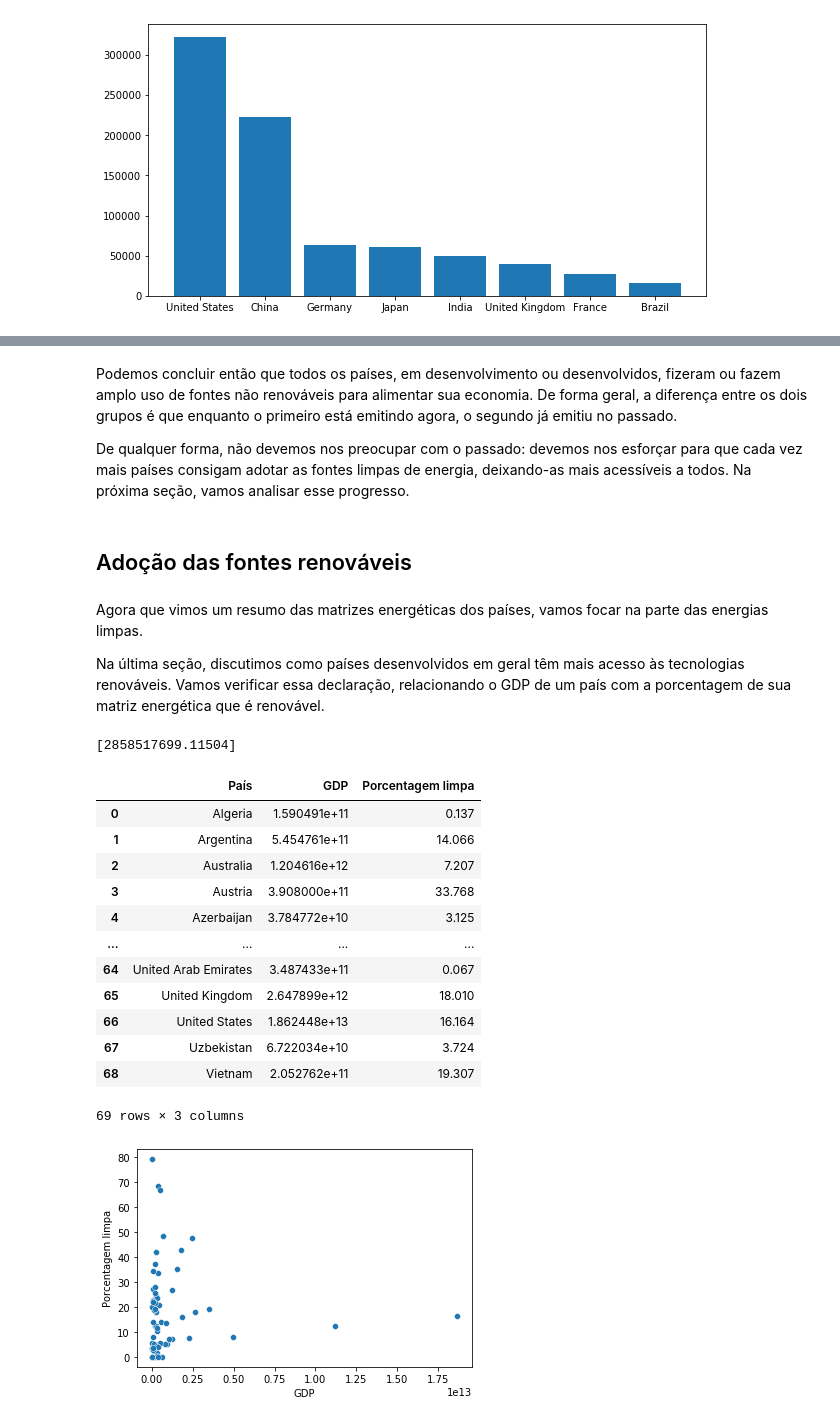
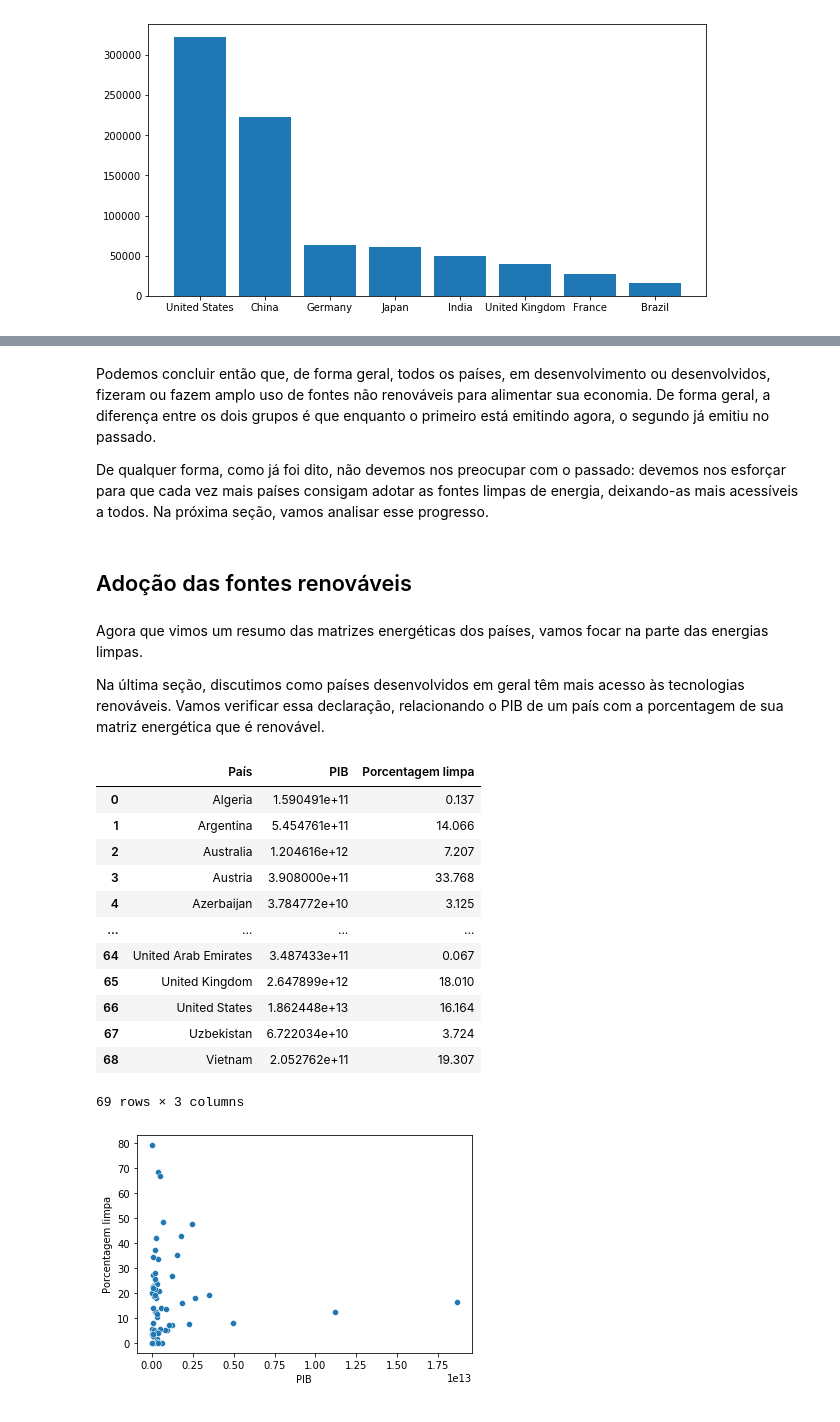
Before and after one commit to leoDomingos/Introducao-ao-aquecimento-global, a Jupyter notebook: main.ipynb, the cells around one changed output, grey strips where cells are left out. Saved outputs shown, nothing was run; the diff lists cells and outputs as text; code cells hidden in the pictures.

```diff
--- a/main.ipynb
+++ b/main.ipynb
@@ -305,7 +354,7 @@ for pais in potencias:
     renew_energy[pais] = []
 
 
-for index,row in data.iterrows():
+for index,row in world_energy_data.iterrows():
     if row.country in potencias:
         if row.year in range(ano_inicial, ano_final):
             if type(row.low_carbon_consumption == int) or type(row.low_carbon_consumption == float):
@@ -339,7 +386,7 @@ for pais in potencias:
 
 ano_inicial = 1980
 ano_final = 2020
-for index,row in data.iterrows():
+for index,row in world_energy_data.iterrows():
     if row.country in potencias:
         if row.year in range(ano_inicial, ano_final):
             if type(row.fossil_energy_per_capita == int) or type(row.fossil_energy_per_capita == float):
@@ -353,7 +400,7 @@ renew_energy_per_capita = {}
 for pais in potencias:
     renew_energy_per_capita[pais] = []
 
-for index,row in data.iterrows():
+for index,row in world_energy_data.iterrows():
     if row.country in potencias:
         if row.year in range(ano_inicial, ano_final):
             if type(row.renewables_elec_per_capita == int) or type(row.renewables_elec_per_capita == float):
@@ -403,7 +448,7 @@ for pais in potencias:
 
 ano_inicial = 1980
 ano_final = 2020
-for index,row in data.iterrows():
+for index,row in world_energy_data.iterrows():
     if row.country in potencias:
         if row.year in range(ano_inicial, ano_final):
             if type(row.fossil_share_energy == int) or type(row.fossil_share_energy == float):
@@ -417,7 +462,7 @@ renew_energy_percent = {}
 for pais in potencias:
     renew_energy_percent[pais] = []
 
-for index,row in data.iterrows():
+for index,row in world_energy_data.iterrows():
     if row.country in potencias:
         if row.year in range(ano_inicial, ano_final):
             if type(row.low_carbon_share_energy == int) or type(row.low_carbon_share_energy == float):
@@ -544,13 +589,13 @@ Contudo, é importante ressaltar que o período que escolhemos para fazer nossa
 # %% [markdown]
-Podemos concluir então que todos os países, em desenvolvimento ou desenvolvidos, fizeram ou fazem amplo uso de fontes não renováveis para alimentar sua economia. De forma geral, a diferença entre os dois grupos é que enquanto o primeiro está emitindo agora, o segundo já emitiu no passado.
+Podemos concluir então que, de forma geral, todos os países, em desenvolvimento ou desenvolvidos, fizeram ou fazem amplo uso de fontes não renováveis para alimentar sua economia. De forma geral, a diferença entre os dois grupos é que enquanto o primeiro está emitindo agora, o segundo já emitiu no passado.
 
-De qualquer forma, não devemos nos preocupar com o passado: devemos nos esforçar para que cada vez mais países consigam adotar as fontes limpas de energia, deixando-as mais acessíveis a todos. Na próxima seção, vamos analisar esse progresso.
+De qualquer forma, como já foi dito, não devemos nos preocupar com o passado: devemos nos esforçar para que cada vez mais países consigam adotar as fontes limpas de energia, deixando-as mais acessíveis a todos. Na próxima seção, vamos analisar esse progresso.
 # %% [markdown]
 ## Adoção das fontes renováveis
 # %% [markdown]
 Agora que vimos um resumo das matrizes energéticas dos países, vamos focar na parte das energias limpas.
 
-Na última seção, discutimos como países desenvolvidos em geral têm mais acesso às tecnologias renováveis. Vamos verificar essa declaração, relacionando o GDP de um país com a porcentagem de sua matriz energética que é renovável.
+Na última seção, discutimos como países desenvolvidos em geral têm mais acesso às tecnologias renováveis. Vamos verificar essa declaração, relacionando o PIB de um país com a porcentagem de sua matriz energética que é renovável.
 # %%
 gdp_data = pd.read_csv("./data/country-gdp.csv")
 
@@ -565,47 +610,43 @@ for index, row in gdp_data.iterrows():
         if row.Year == ano:
             dict_pib_e_energia[row["Country Name"]] = [row.Value]
 
-for index,row in data.iterrows():
+for index,row in world_energy_data.iterrows():
     if row.year == ano:
         if  row.country in dict_pib_e_energia:
             if not math.isnan(row.low_carbon_share_energy):
                 dict_pib_e_energia[row.country].append(row.low_carbon_share_energy)
             else: # Se a informação não é válida, não vamos precisar desse país
                 del dict_pib_e_energia[row.country]
-# %%
-dict_pib_e_energia["Andorra"]
-# %% [output]
-[2858517699.11504]
 # %%
 gdps = []
 porcentagens = []
 paises = []
 
 
 
 for pais , valores in dict_pib_e_energia.items():
     if len(valores) == 2:
         gdps.append(valores[0])
         porcentagens.append(valores[1])
         paises.append(pais)
 
 
 
 
 pais = pd.Series(paises)
 gdp = pd.Series(gdps)
 energia = pd.Series(porcentagens)
 
 gdp_energia = {
     "País" : pais,
-    "GDP" : gdp,
+    "PIB" : gdp,
     "Porcentagem limpa" : energia
 }
 
 gdp_energia_df = pd.DataFrame(gdp_energia)
 gdp_energia_df
 # %% [output]
-|  | País | GDP | Porcentagem limpa |
+|  | País | PIB | Porcentagem limpa |
 | 0 | Algeria | 1.590491e+11 | 0.137 |
 | 1 | Argentina | 5.454761e+11 | 14.066 |
 | 2 | Australia | 1.204616e+12 | 7.207 |
```
Also changed, not shown: parts of 81 cells of this notebook.
